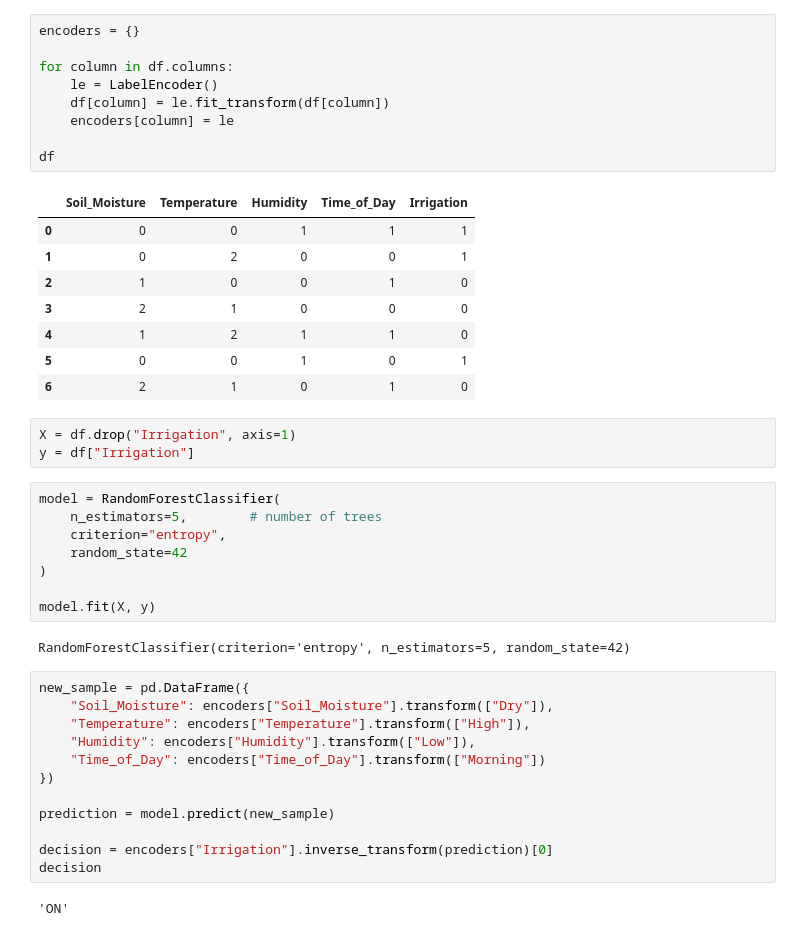
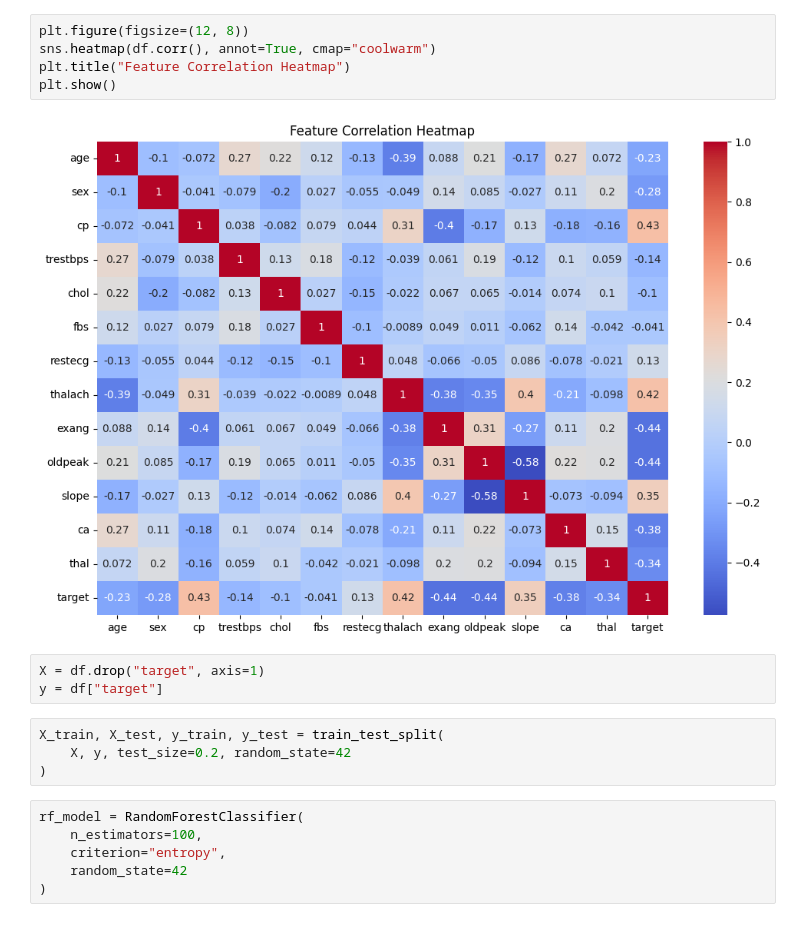
Before and after one commit to DHANYA-P-31/MachineLearning, a Jupyter notebook: RandomForest/randomForest.ipynb, the cells around one changed output. Drawn from its saved outputs; the diff is of its cells as text.

Commit message:
Raandom Forest added

```diff
--- a/RandomForest/randomForest.ipynb
+++ b/RandomForest/randomForest.ipynb
@@ -27,45 +57,20 @@ df
+# %%
+plt.figure(figsize=(12, 8))
+sns.heatmap(df.corr(), annot=True, cmap="coolwarm")
+plt.title("Feature Correlation Heatmap")
+plt.show()
+# %% [output]
+[figure, added]
 # %%
-encoders = {}
-
-for column in df.columns:
-    le = LabelEncoder()
-    df[column] = le.fit_transform(df[column])
-    encoders[column] = le
-
-df
+X = df.drop("target", axis=1)
+y = df["target"]
-# %% [output]
-|  | Soil_Moisture | Temperature | Humidity | Time_of_Day | Irrigation |
-| 0 | 0 | 0 | 1 | 1 | 1 |
-| 1 | 0 | 2 | 0 | 0 | 1 |
-| 2 | 1 | 0 | 0 | 1 | 0 |
-| 3 | 2 | 1 | 0 | 0 | 0 |
-| 4 | 1 | 2 | 1 | 1 | 0 |
-| 5 | 0 | 0 | 1 | 0 | 1 |
-| 6 | 2 | 1 | 0 | 1 | 0 |
 # %%
-X = df.drop("Irrigation", axis=1)
-y = df["Irrigation"]
+X_train, X_test, y_train, y_test = train_test_split(
+    X, y, test_size=0.2, random_state=42
+)
 # %%
-model = RandomForestClassifier(
-    n_estimators=5,        # number of trees
+rf_model = RandomForestClassifier(
+    n_estimators=100,
     criterion="entropy",
     random_state=42
 )
-
-model.fit(X, y)
-# %% [output]
-RandomForestClassifier(criterion='entropy', n_estimators=5, random_state=42)
-# %%
-new_sample = pd.DataFrame({
-    "Soil_Moisture": encoders["Soil_Moisture"].transform(["Dry"]),
-    "Temperature": encoders["Temperature"].transform(["High"]),
-    "Humidity": encoders["Humidity"].transform(["Low"]),
-    "Time_of_Day": encoders["Time_of_Day"].transform(["Morning"])
-})
-
-prediction = model.predict(new_sample)
-
-decision = encoders["Irrigation"].inverse_transform(prediction)[0]
-decision
-# %% [output]
-'ON'
```
Also changed, not shown: parts of 12 cells of this notebook, 1 other file.
